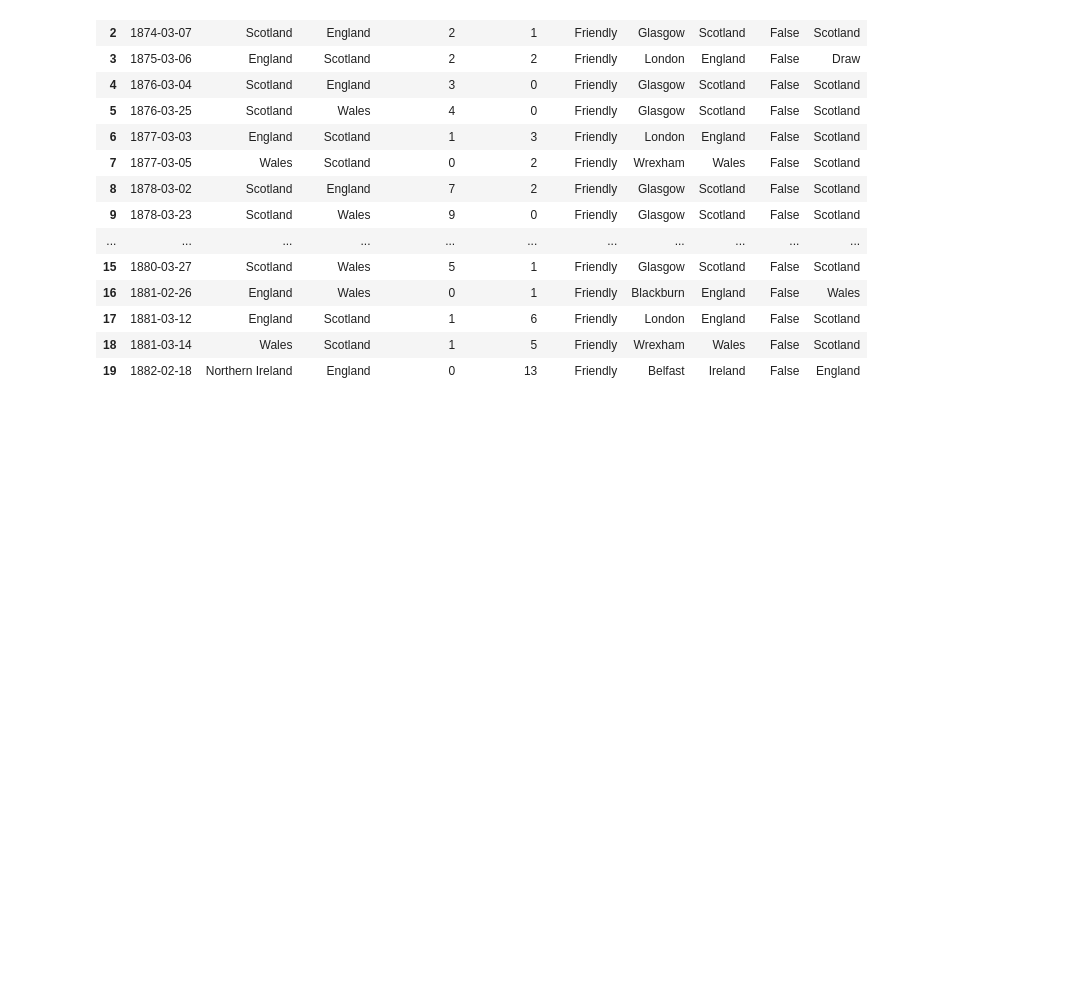
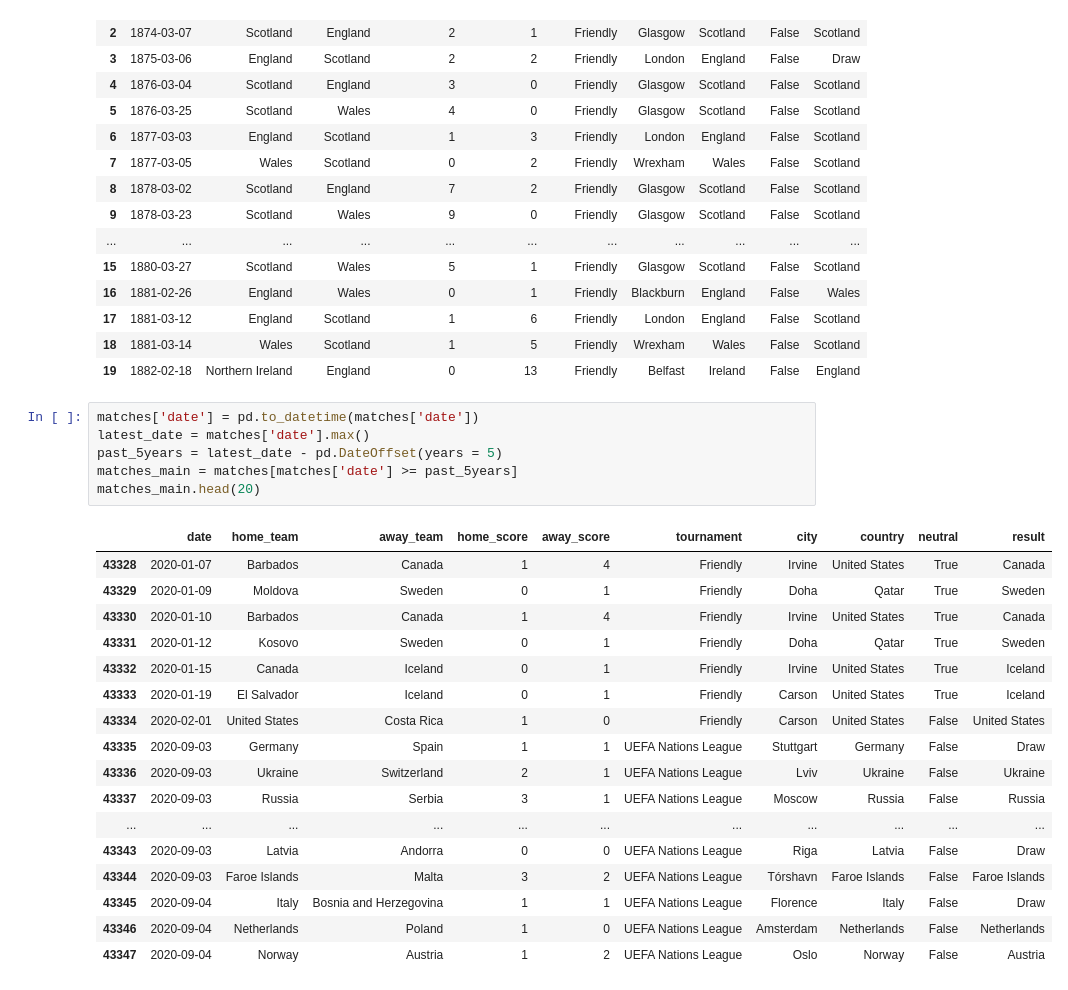
Before and after one commit to Aarav562/International-Football-Predictor, a Jupyter notebook: _Predictor.ipynb, the cells around one changed output. Cells and saved outputs as stored; diff of their text form; blank space fills up the shorter version.

```diff
--- a/_Predictor.ipynb
+++ b/_Predictor.ipynb
@@ -84,3 +86,27 @@ matches.head(20)
 | 17 | 1881-03-12 | England | Scotland | 1 | 6 | Friendly | London | England | False | Scotland |
 | 18 | 1881-03-14 | Wales | Scotland | 1 | 5 | Friendly | Wrexham | Wales | False | Scotland |
 | 19 | 1882-02-18 | Northern Ireland | England | 0 | 13 | Friendly | Belfast | Ireland | False | England |
+# %%
+matches['date'] = pd.to_datetime(matches['date'])
+latest_date = matches['date'].max()
+past_5years = latest_date - pd.DateOffset(years = 5)
+matches_main = matches[matches['date'] >= past_5years]
+matches_main.head(20)
+# %% [output]
+|  | date | home_team | away_team | home_score | away_score | tournament | city | country | neutral | result |
+| 43328 | 2020-01-07 | Barbados | Canada | 1 | 4 | Friendly | Irvine | United States | True | Canada |
+| 43329 | 2020-01-09 | Moldova | Sweden | 0 | 1 | Friendly | Doha | Qatar | True | Sweden |
+| 43330 | 2020-01-10 | Barbados | Canada | 1 | 4 | Friendly | Irvine | United States | True | Canada |
+| 43331 | 2020-01-12 | Kosovo | Sweden | 0 | 1 | Friendly | Doha | Qatar | True | Sweden |
+| 43332 | 2020-01-15 | Canada | Iceland | 0 | 1 | Friendly | Irvine | United States | True | Iceland |
+| 43333 | 2020-01-19 | El Salvador | Iceland | 0 | 1 | Friendly | Carson | United States | True | Iceland |
+| 43334 | 2020-02-01 | United States | Costa Rica | 1 | 0 | Friendly | Carson | United States | False | United States |
+| 43335 | 2020-09-03 | Germany | Spain | 1 | 1 | UEFA Nations League | Stuttgart | Germany | False | Draw |
+| 43336 | 2020-09-03 | Ukraine | Switzerland | 2 | 1 | UEFA Nations League | Lviv | Ukraine | False | Ukraine |
+| 43337 | 2020-09-03 | Russia | Serbia | 3 | 1 | UEFA Nations League | Moscow | Russia | False | Russia |
+| ... | ... | ... | ... | ... | ... | ... | ... | ... | ... | ... |
+| 43343 | 2020-09-03 | Latvia | Andorra | 0 | 0 | UEFA Nations League | Riga | Latvia | False | Draw |
+| 43344 | 2020-09-03 | Faroe Islands | Malta | 3 | 2 | UEFA Nations League | Tórshavn | Faroe Islands | False | Faroe Islands |
+| 43345 | 2020-09-04 | Italy | Bosnia and Herzegovina | 1 | 1 | UEFA Nations League | Florence | Italy | False | Draw |
+| 43346 | 2020-09-04 | Netherlands | Poland | 1 | 0 | UEFA Nations League | Amsterdam | Netherlands | False | Netherlands |
+| 43347 | 2020-09-04 | Norway | Austria | 1 | 2 | UEFA Nations League | Oslo | Norway | False | Austria |
```
Also changed, not shown: parts of 3 cells of this notebook.
